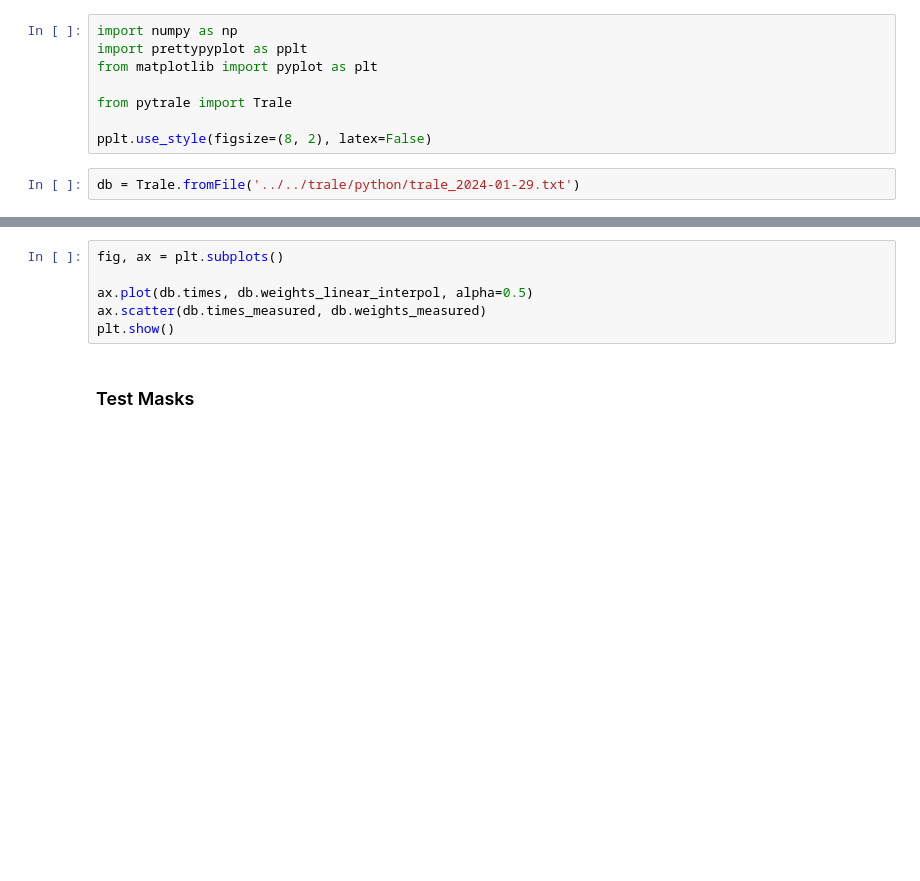
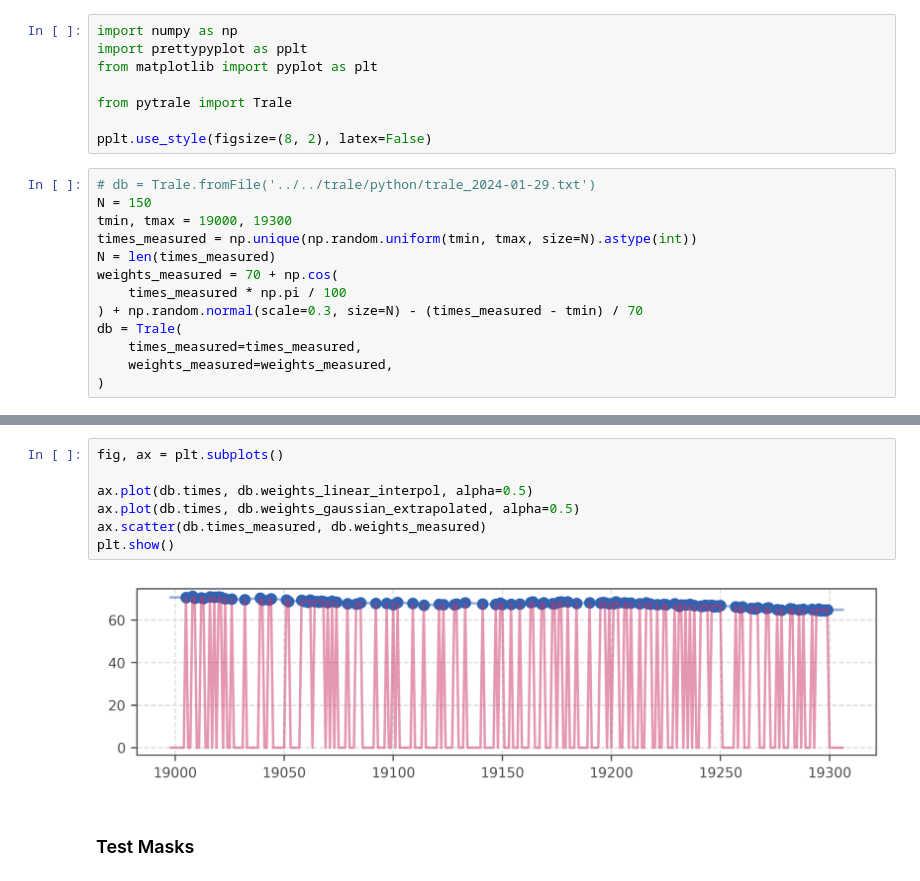
Before and after one commit to EliasConTildePY/pytrale, a Jupyter notebook: notebooks/analyze.ipynb, the cells around one changed output, grey strips where cells are left out. Cells and saved outputs as stored; diff of their text form; blank space fills up the shorter version.

```diff
--- a/notebooks/analyze.ipynb
+++ b/notebooks/analyze.ipynb
@@ -7,7 +7,18 @@ from pytrale import Trale
 
 pplt.use_style(figsize=(8, 2), latex=False)
 # %%
-db = Trale.fromFile('../../trale/python/trale_2024-01-29.txt')
+# db = Trale.fromFile('../../trale/python/trale_2024-01-29.txt')
+N = 150
+tmin, tmax = 19000, 19300
+times_measured = np.unique(np.random.uniform(tmin, tmax, size=N).astype(int))
+N = len(times_measured)
+weights_measured = 70 + np.cos(
+    times_measured * np.pi / 100
+) + np.random.normal(scale=0.3, size=N) - (times_measured - tmin) / 70
+db = Trale(
+    times_measured=times_measured,
+    weights_measured=weights_measured,
+)
 # %%
 fig, ax = plt.subplots()
 
@@ -16,9 +29,12 @@ plt.show()
 # %%
 fig, ax = plt.subplots()
 
 ax.plot(db.times, db.weights_linear_interpol, alpha=0.5)
+ax.plot(db.times, db.weights_gaussian_extrapolated, alpha=0.5)
 ax.scatter(db.times_measured, db.weights_measured)
 plt.show()
+# %% [output]
+[figure, added]
 # %% [markdown]
 ### Test Masks
 # %%
```
Also changed, not shown: parts of 2 cells of this notebook, 1 other file.
